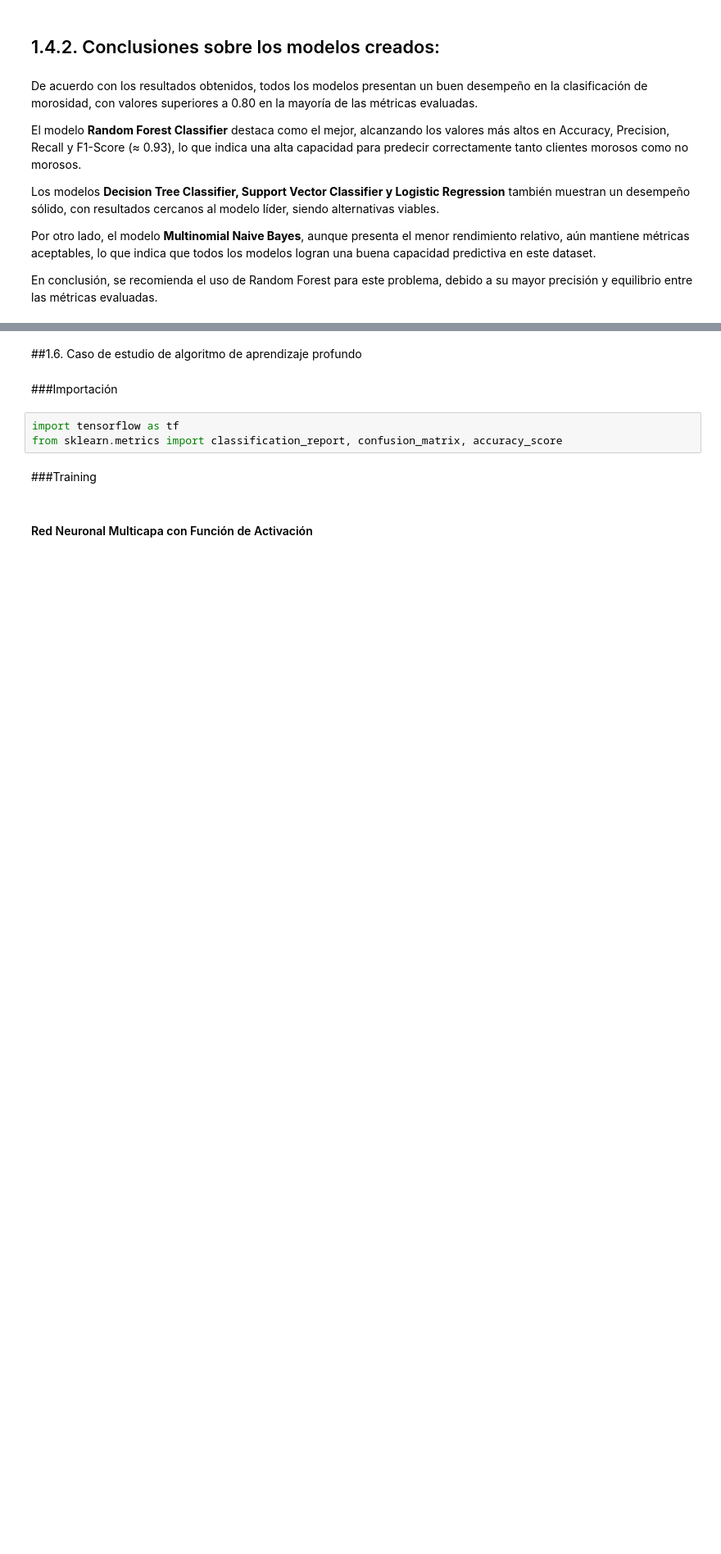
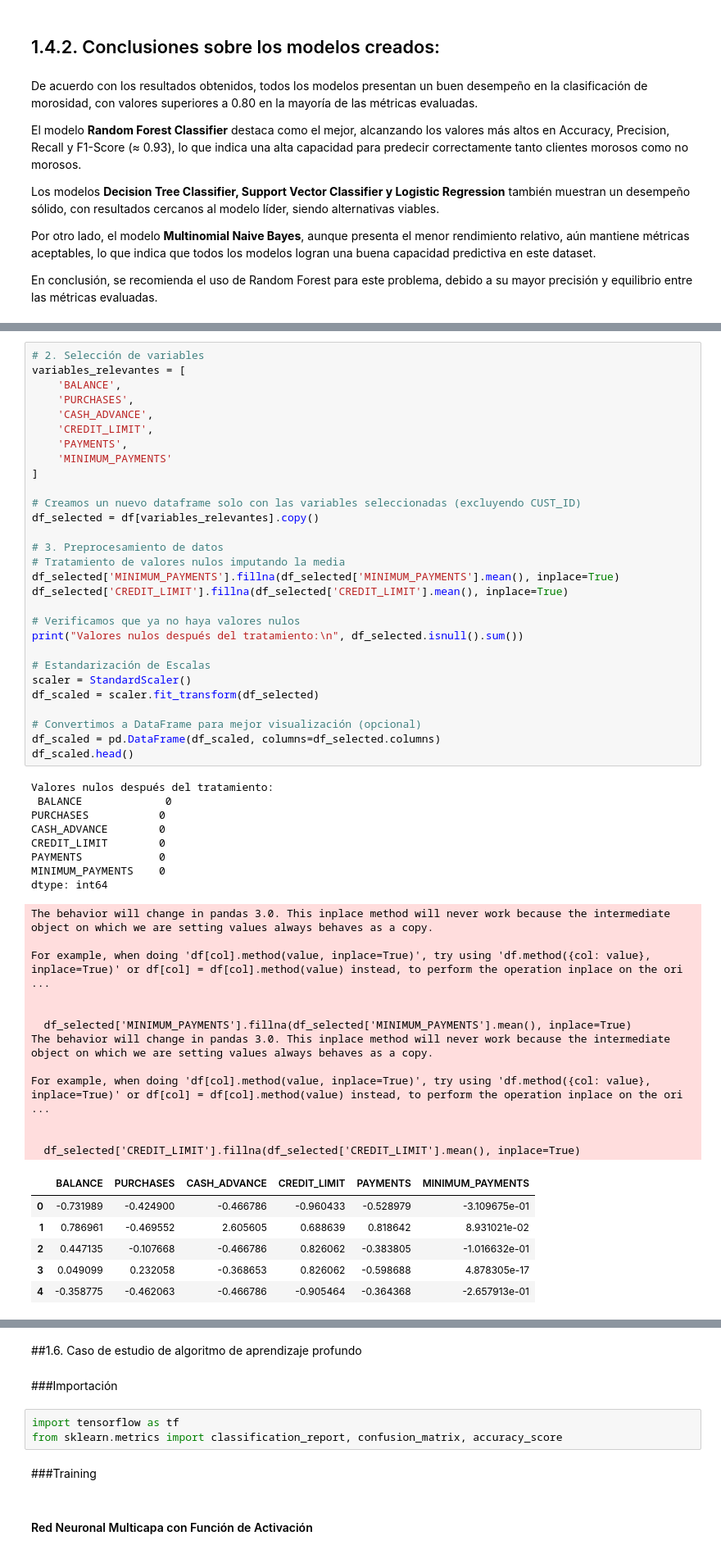
Before and after one commit to jossrc/TP_AnalItica_Datos_Sistemas_Predictivos, a Jupyter notebook: TF_Analitica_de_Datos_y_SP.ipynb, the cells around one changed output, grey strips where cells are left out. Shown at 82% size. Saved outputs shown, nothing was run; the diff lists cells and outputs as text; blank space fills up the shorter version.

```diff
--- a/TF_Analitica_de_Datos_y_SP.ipynb
+++ b/TF_Analitica_de_Datos_y_SP.ipynb
@@ -511,0 +542,56 @@ En conclusión, se recomienda el uso de Random Forest para este problema, debido
+# %%
+# 2. Selección de variables
+variables_relevantes = [
+    'BALANCE',
+    'PURCHASES',
+    'CASH_ADVANCE',
+    'CREDIT_LIMIT',
+    'PAYMENTS',
+    'MINIMUM_PAYMENTS'
+]
+
+# Creamos un nuevo dataframe solo con las variables seleccionadas (excluyendo CUST_ID)
+df_selected = df[variables_relevantes].copy()
+
+# 3. Preprocesamiento de datos
+# Tratamiento de valores nulos imputando la media
+df_selected['MINIMUM_PAYMENTS'].fillna(df_selected['MINIMUM_PAYMENTS'].mean(), inplace=True)
+df_selected['CREDIT_LIMIT'].fillna(df_selected['CREDIT_LIMIT'].mean(), inplace=True)
+
+# Verificamos que ya no haya valores nulos
+print("Valores nulos después del tratamiento:\n", df_selected.isnull().sum())
+
+# Estandarización de Escalas
+scaler = StandardScaler()
+df_scaled = scaler.fit_transform(df_selected)
+
+# Convertimos a DataFrame para mejor visualización (opcional)
+df_scaled = pd.DataFrame(df_scaled, columns=df_selected.columns)
+df_scaled.head()
+# %% [output]
+Valores nulos después del tratamiento:
+ BALANCE             0
+PURCHASES           0
+CASH_ADVANCE        0
+CREDIT_LIMIT        0
+PAYMENTS            0
+MINIMUM_PAYMENTS    0
+dtype: int64
+The behavior will change in pandas 3.0. This inplace method will never work because the intermediate object on which we are setting values always behaves as a copy.
+
+For example, when doing 'df[col].method(value, inplace=True)', try using 'df.method({col: value}, inplace=True)' or df[col] = df[col].method(value) instead, to perform the operation inplace on the ori ...
+
+
+  df_selected['MINIMUM_PAYMENTS'].fillna(df_selected['MINIMUM_PAYMENTS'].mean(), inplace=True)
+The behavior will change in pandas 3.0. This inplace method will never work because the intermediate object on which we are setting values always behaves as a copy.
+
+For example, when doing 'df[col].method(value, inplace=True)', try using 'df.method({col: value}, inplace=True)' or df[col] = df[col].method(value) instead, to perform the operation inplace on the ori ...
+
+
+  df_selected['CREDIT_LIMIT'].fillna(df_selected['CREDIT_LIMIT'].mean(), inplace=True)
+|  | BALANCE | PURCHASES | CASH_ADVANCE | CREDIT_LIMIT | PAYMENTS | MINIMUM_PAYMENTS |
+| 0 | -0.731989 | -0.424900 | -0.466786 | -0.960433 | -0.528979 | -3.109675e-01 |
+| 1 | 0.786961 | -0.469552 | 2.605605 | 0.688639 | 0.818642 | 8.931021e-02 |
+| 2 | 0.447135 | -0.107668 | -0.466786 | 0.826062 | -0.383805 | -1.016632e-01 |
+| 3 | 0.049099 | 0.232058 | -0.368653 | 0.826062 | -0.598688 | 4.878305e-17 |
+| 4 | -0.358775 | -0.462063 | -0.466786 | -0.905464 | -0.364368 | -2.657913e-01 |
```
Also changed, not shown: parts of 15 cells of this notebook.
